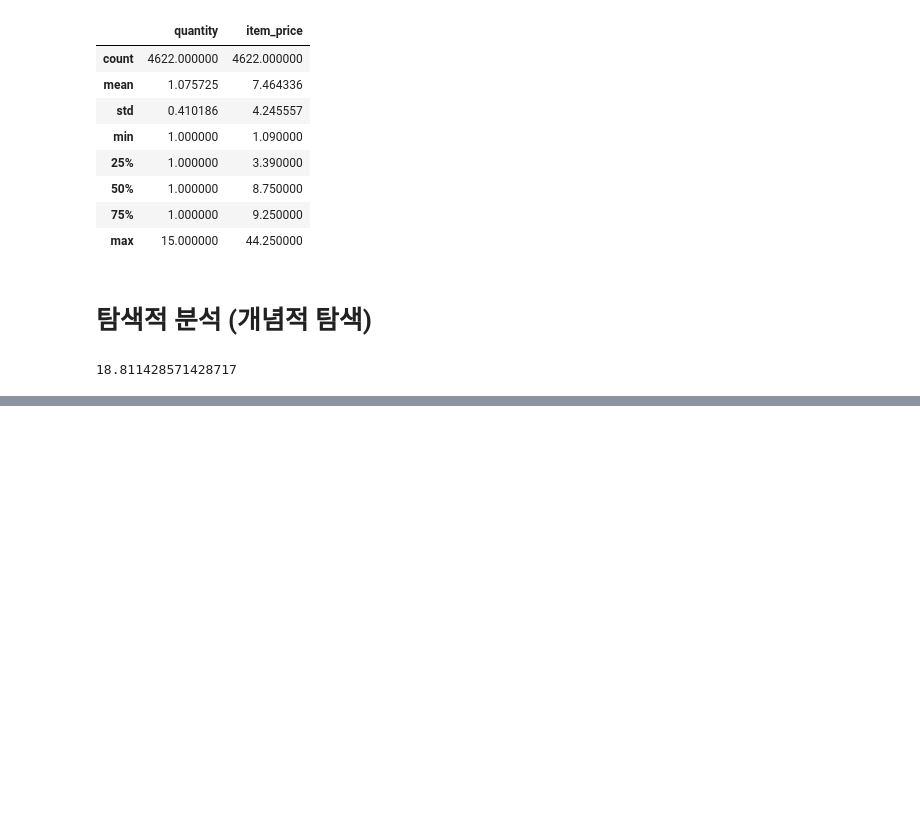
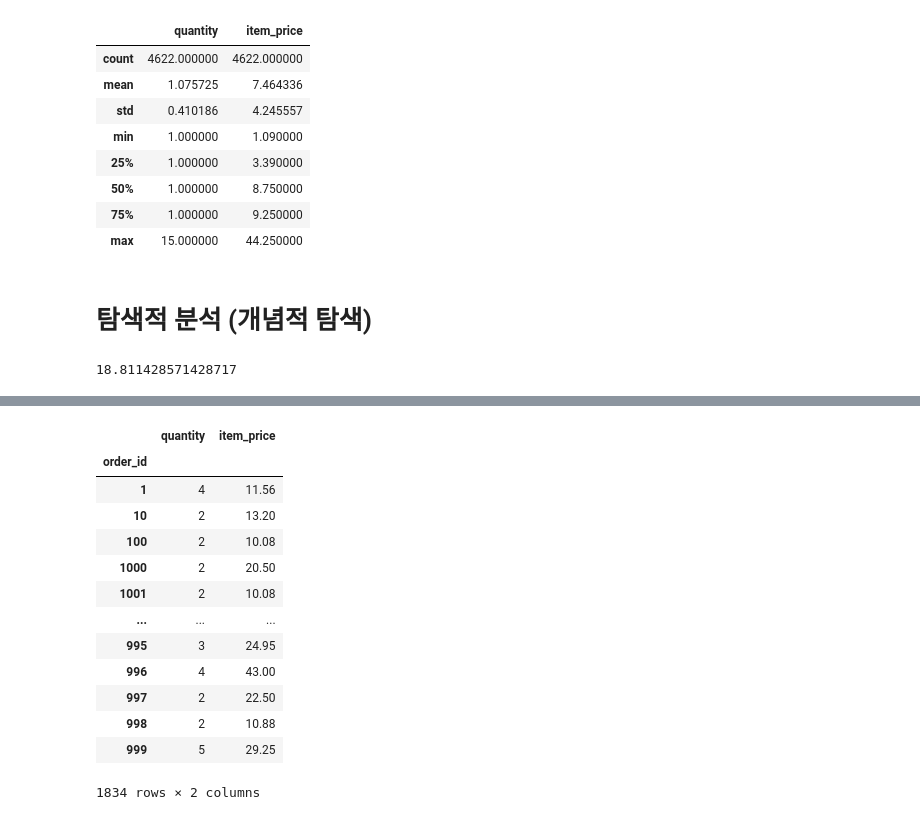
Before and after one commit to TayJeong/Data-analysis, a Jupyter notebook: Chapter/ch01/1.2 멕시코풍 프랜차이즈 chipotle의 주문 데이터 분석.ipynb, the cells around one changed output, grey strips where cells are left out. Cells and saved outputs as stored; diff of their text form; code cells hidden in the pictures; blank space fills up the shorter version.

```diff
--- a/Chapter/ch01/1.2 멕시코풍 프랜차이즈 chipotle의 주문 데이터 분석.ipynb
+++ b/Chapter/ch01/1.2 멕시코풍 프랜차이즈 chipotle의 주문 데이터 분석.ipynb
@@ -281,0 +303,28 @@ df_chipotle.groupby('order_id')['item_price'].sum().mean()
+# %%
+def id_output_ordered(money, df):
+    '''
+    특정 가격 이상 지불한 주문 번호 출력
+    :param money: 기준 가격
+    :param df: 데이터 프레임
+    :return : 주문 번호
+    '''
+    result = df[df.item_price >= 10]
+    return result
+# %%
+result = id_output_ordered(10, df_chipotle_group)
+result
+# %% [output]
+|  | quantity | item_price |
+| order_id |  |  |
+| 1 | 4 | 11.56 |
+| 10 | 2 | 13.20 |
+| 100 | 2 | 10.08 |
+| 1000 | 2 | 20.50 |
+| 1001 | 2 | 10.08 |
+| ... | ... | ... |
+| 995 | 3 | 24.95 |
+| 996 | 4 | 43.00 |
+| 997 | 2 | 22.50 |
+| 998 | 2 | 10.88 |
+| 999 | 5 | 29.25 |
+1834 rows × 2 columns
```
Also changed, not shown: parts of 11 cells of this notebook.
